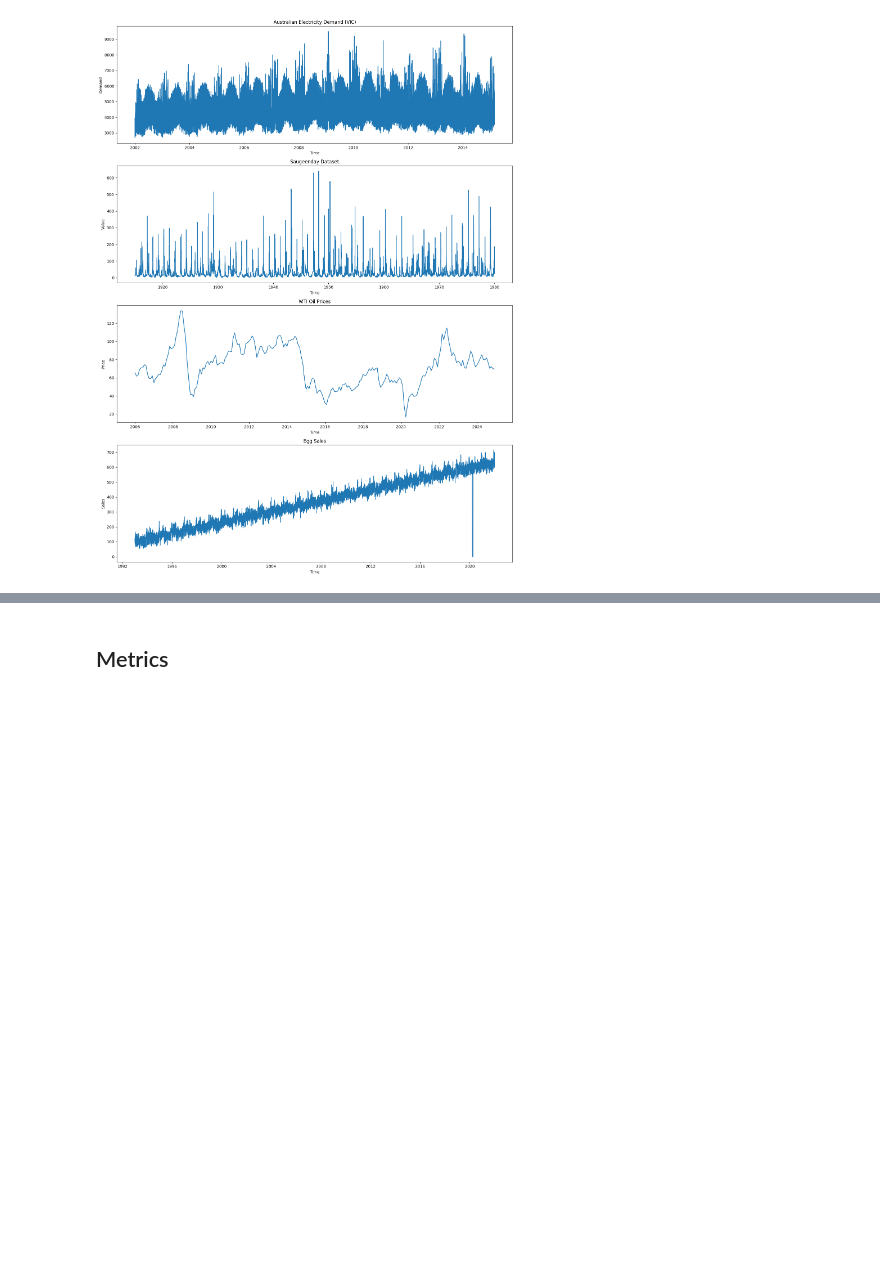
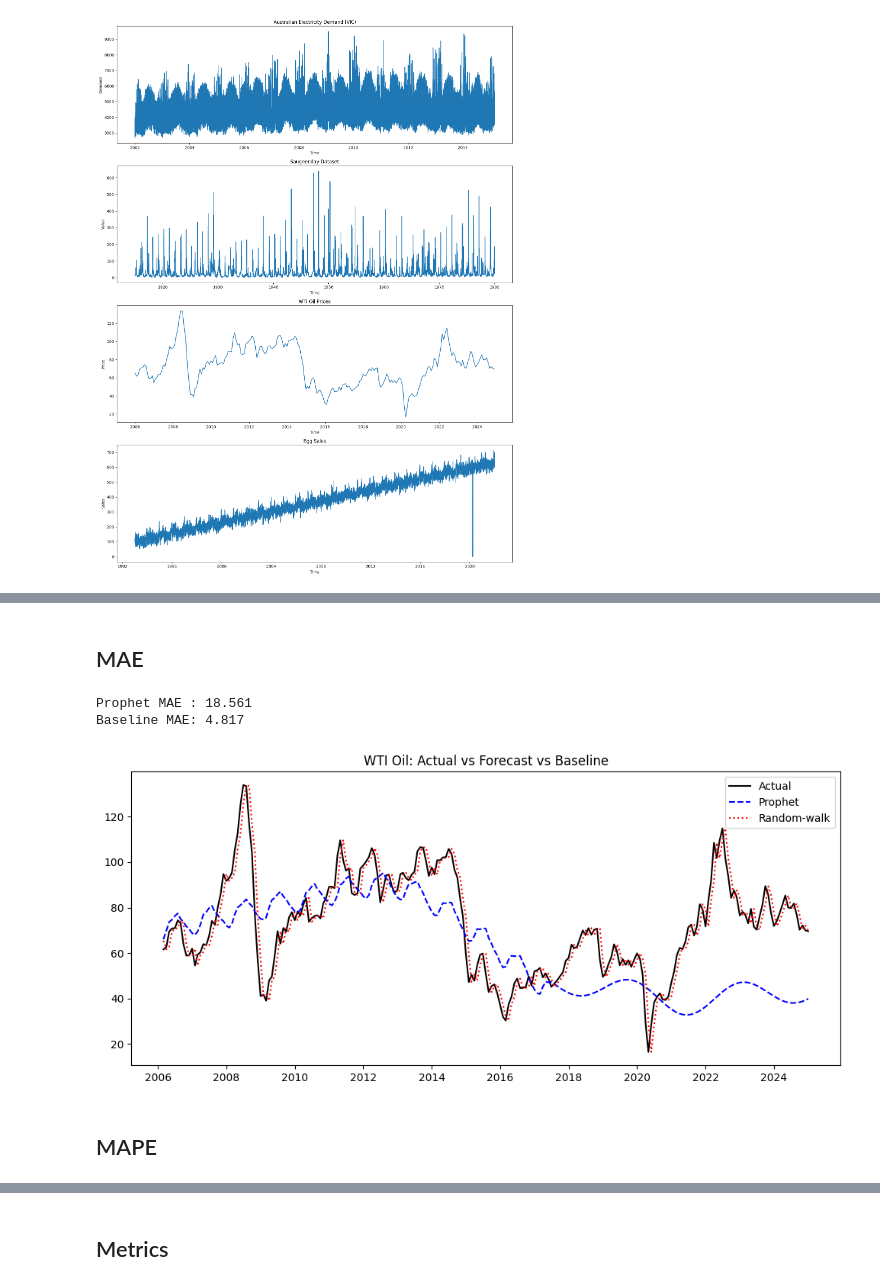
Before and after one commit to rafabarros95/Time-Series-Forecasting, a Jupyter notebook: prophet.ipynb, the cells around one changed output, grey strips where cells are left out. Saved outputs shown, nothing was run; the diff lists cells and outputs as text; code cells hidden in the pictures; blank space fills up the shorter version.

```diff
--- a/prophet.ipynb
+++ b/prophet.ipynb
@@ -86,0 +140,9 @@ merged[['ds','y','yhat']].tail()
+# %%
+
+train_oil = wti_oil_df[:-365]
+test_oil = wti_oil_df[-365:]
+# %%
+future_oil = m_oil.make_future_dataframe(periods=365, freq='D')
+forecast_oil = m_oil.predict(future_oil)
+
+forecast_oil[['ds', 'yhat', 'yhat_lower', 'yhat_upper']].tail()
@@ -86,0 +156,3 @@ merged[['ds','y','yhat']].tail()
+# %%
+test_oil[['yhat', 'yhat_lower', 'yhat_upper']] = forecast_oil[['yhat', 'yhat_lower', 'yhat_upper']]
+test_oil.head()
@@ -86,0 +166,5 @@ merged[['ds','y','yhat']].tail()
+# %%
+all_data = pd.concat([train_oil, test_oil]).set_index('ds')['y']
+# Rolling walk Window Baseline
+test_oil['baseline_rw'] = test_oil['ds'].shift(1).map(all_data).values
+test_oil.head()
@@ -86,0 +178,41 @@ merged[['ds','y','yhat']].tail()
+# %% [markdown]
+## MAE
+# %%
+from sklearn.metrics import mean_absolute_error
+
+# 1. Build a mask for rows where both yhat and baseline_rw are finite
+mask_prophet  = test_oil['yhat'].notna()
+mask_baseline = test_oil['baseline_rw'].notna()
+
+# 2. Compute Prophet MAE only on rows with forecasts
+prophet_mae = mean_absolute_error(
+    test_oil.loc[mask_prophet, 'y'],
+    test_oil.loc[mask_prophet, 'yhat']
+)
+
+# 3. Compute Baseline MAE only on rows with baseline
+baseline_mae = mean_absolute_error(
+    test_oil.loc[mask_baseline, 'y'],
+    test_oil.loc[mask_baseline, 'baseline_rw']
+)
+
+print(f"Prophet MAE : {prophet_mae:.3f}")
+print(f"Baseline MAE: {baseline_mae:.3f}")
+# %% [output]
+Prophet MAE : 18.561
+Baseline MAE: 4.817
+# %%
+import matplotlib.pyplot as plt
+
+mask = test_oil['yhat'].notna() & test_oil['baseline_rw'].notna()
+
+plt.figure(figsize=(12,5))
+plt.plot(test_oil.loc[mask,'ds'], test_oil.loc[mask,'y'],    'k-',  label='Actual')
+plt.plot(test_oil.loc[mask,'ds'], test_oil.loc[mask,'yhat'], 'b--', label='Prophet')
+plt.plot(test_oil.loc[mask,'ds'], test_oil.loc[mask,'baseline_rw'], 'r:', label='Random‐walk')
+plt.legend(); plt.title('WTI Oil: Actual vs Forecast vs Baseline')
+plt.show()
+# %% [output]
+[figure, added]
+# %% [markdown]
+## MAPE
```
Also changed, not shown: parts of 32 cells of this notebook.
